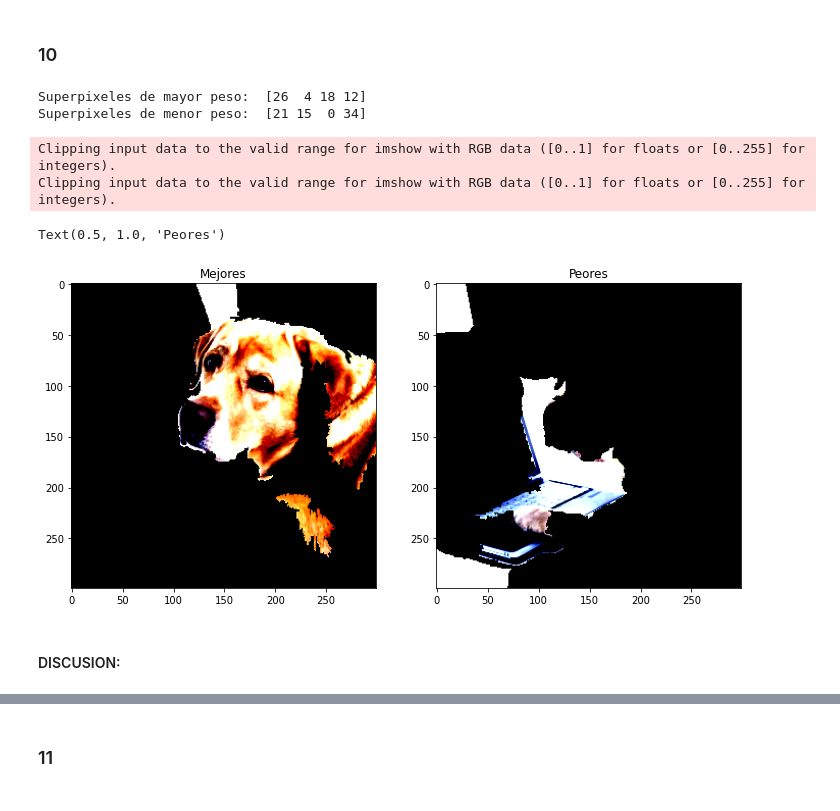
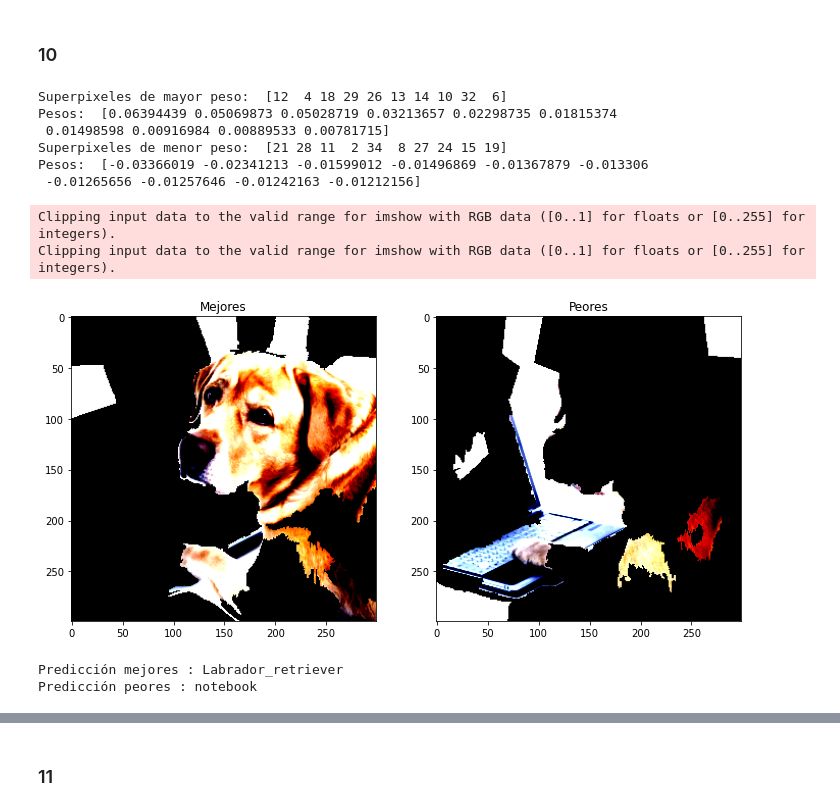
Before and after one commit to gabriel-ortega-hernandez/Tarea-2-Grupo-3, a Jupyter notebook: MA6202_T2.ipynb, the cells around one changed output, grey strips where cells are left out. Saved outputs shown, nothing was run; the diff lists cells and outputs as text; code cells hidden in the pictures.

```diff
--- a/MA6202_T2.ipynb
+++ b/MA6202_T2.ipynb
@@ -269,0 +313,5 @@ Cantidad de predicciones acertadas: 385.0
+# %%
+# Se crea el vector y
+y = np.array([acierto(prediccion(imagenes_perturbadas[i]),prediccion_control)
+for i in range(n_perturbaciones)])
+print('Cantidad de predicciones acertadas: {}'.format(sum(y)))
@@ -304,9 +352,13 @@ D_p.shape
 # %% [markdown]
 ### 9
 # %%
+# Se obtienen los datos de entrenamiento
+X_train = D_p[:,:-1]
+y_train = D_p[:,-1:].ravel()
+
 # Se crea el modelo de regresión logística y se ajusta a los datos de entrenamiento
 modelo_logistico = LogisticRegression()
-modelo_logistico.fit(X=D_p[:,:-1], y=D_p[:,-1:].ravel(), sample_weight=pi_x)
+modelo_logistico.fit(X=X_train, y=y_train, sample_weight=pi_x)
 # %% [output]
 LogisticRegression(C=1.0, class_weight=None, dual=False, fit_intercept=True,
                    intercept_scaling=1, l1_ratio=None, max_iter=100,
@@ -318,16 +378,2 @@ LogisticRegression(C=1.0, class_weight=None, dual=False, fit_intercept=True,
 # %% [markdown]
 ### 10
-# %%
-# Se guarda el vector con los coeficientes del ajuste anterior
-coeficientes = modelo_logistico.coef_[0]
-
-# Se consideran los super-pixeles más relevantes(con mayor peso) y los menos
-# relevantes(menor peso), en la predicción.
-n_sp = 4
-mejores_superpixeles = np.argsort(coeficientes)[-n_sp:]
-peores_superpixeles = np.argsort(coeficientes)[:n_sp]
-print("Superpixeles de mayor peso: ", mejores_superpixeles)
-print("Superpixeles de menor peso: ", peores_superpixeles)
-# %% [output]
-Superpixeles de mayor peso:  [26  4 18 12]
-Superpixeles de menor peso:  [21 15  0 34]
@@ -339,18 +379,0 @@ mascara_peores[peores_superpixeles]= True #Activa los peores superpixeles
-# %%
-# Se perturba la imagen con la mascara
-imagen_mascara_mejores = perturbar_imagen(imagen_procesada, mascara_mejores, imagen_segmentada)
-imagen_mascara_peores = perturbar_imagen(imagen_procesada, mascara_peores, imagen_segmentada)
-
-# Se muestra la imagen
-fig, ax = plt.subplots(nrows=1, ncols=2,figsize=[12,13])
-ax[0].imshow(imagen_mascara_mejores)
-ax[0].set_title('Mejores')
-ax[1].imshow(imagen_mascara_peores)
-ax[1].set_title('Peores')
-# %% [output]
-Clipping input data to the valid range for imshow with RGB data ([0..1] for floats or [0..255] for integers).
-Clipping input data to the valid range for imshow with RGB data ([0..1] for floats or [0..255] for integers).
-Text(0.5, 1.0, 'Peores')
-[figure, removed]
-# %% [markdown]
-#### DISCUSION:
@@ -356,0 +440,23 @@ Text(0.5, 1.0, 'Peores')
+# %%
+# Se guarda el vector con los coeficientes del ajuste anterior
+coeficientes = modelo_logistico.coef_[0]
+
+# Se genera la visualización
+imagen_mascara_mejores, imagen_mascara_peores = visualizacion_lime(imagen_procesada,imagen_segmentada,coeficientes,10)
+# %% [output]
+Superpixeles de mayor peso:  [12  4 18 29 26 13 14 10 32  6]
+Pesos:  [0.06394439 0.05069873 0.05028719 0.03213657 0.02298735 0.01815374
+ 0.01498598 0.00916984 0.00889533 0.00781715]
+Superpixeles de menor peso:  [21 28 11  2 34  8 27 24 15 19]
+Pesos:  [-0.03366019 -0.02341213 -0.01599012 -0.01496869 -0.01367879 -0.013306
+ -0.01265656 -0.01257646 -0.01242163 -0.01212156]
+Clipping input data to the valid range for imshow with RGB data ([0..1] for floats or [0..255] for integers).
+Clipping input data to the valid range for imshow with RGB data ([0..1] for floats or [0..255] for integers).
+[figure, added]
+# %%
+# Corroboramos si con los labels de mayor peso se logra predecir la clase de control
+print( "Predicción mejores :",prediccion(imagen_mascara_mejores))
+print( "Predicción peores :",prediccion(imagen_mascara_peores))
+# %% [output]
+Predicción mejores : Labrador_retriever
+Predicción peores : notebook
```
Also changed, not shown: parts of 41 cells of this notebook, 1 other file.
